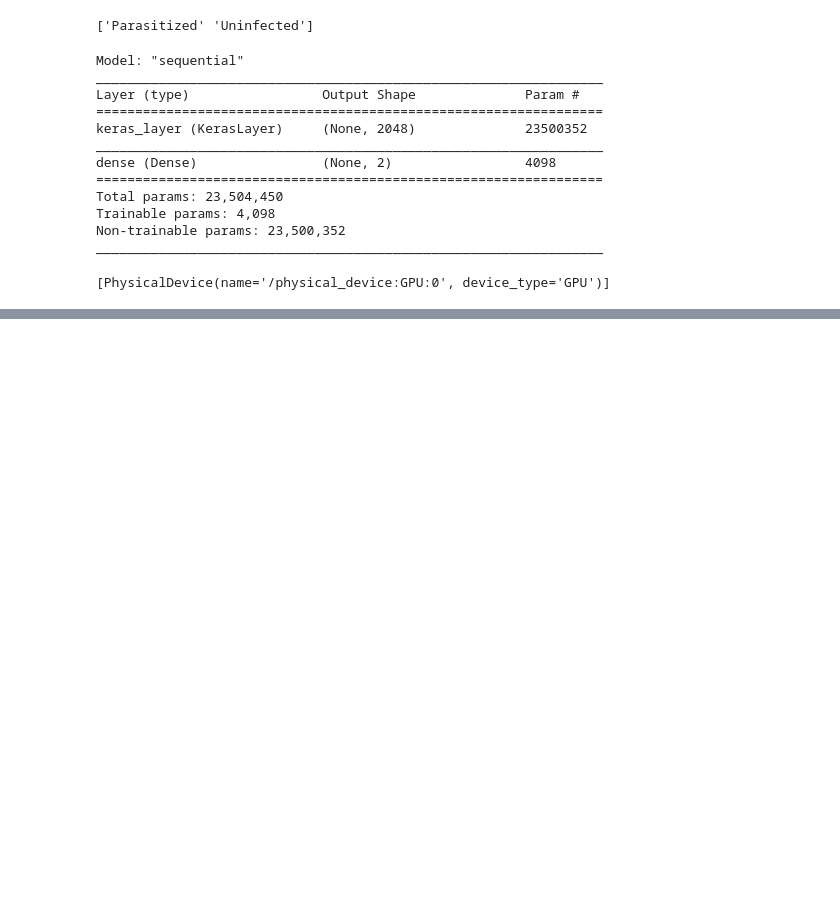
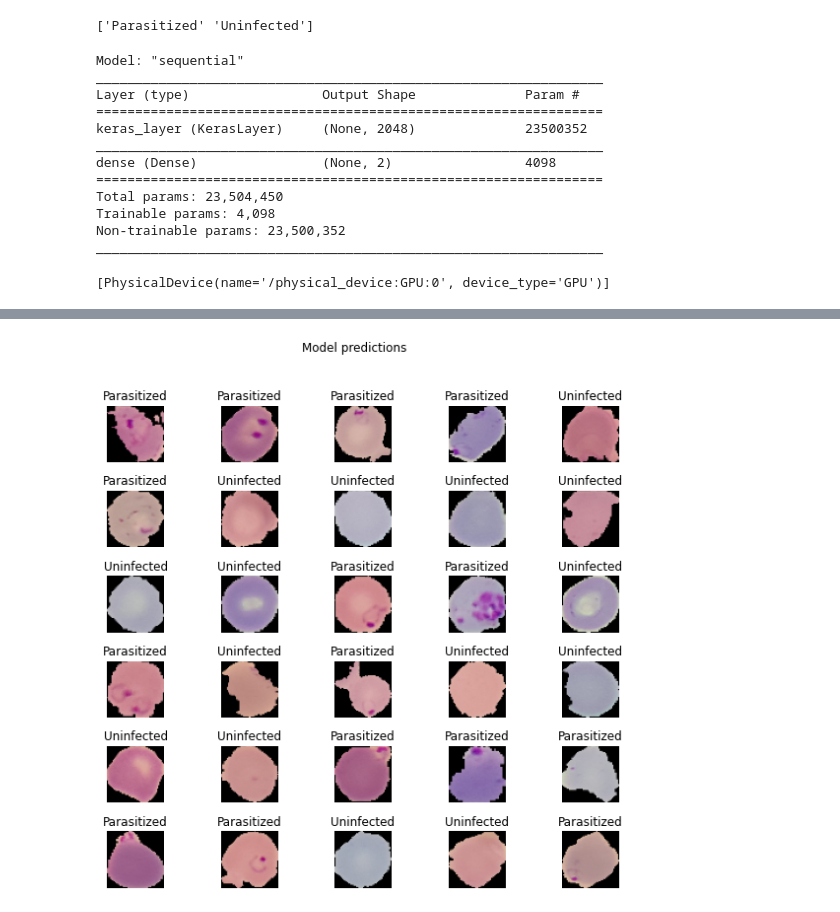
Before and after one commit to bikramb98/malaria_classification, a Jupyter notebook: notebook.ipynb, the cells around one changed output, grey strips where cells are left out. Cells and saved outputs as stored; diff of their text form; code cells hidden in the pictures; blank space fills up the shorter version.

```diff
--- a/notebook.ipynb
+++ b/notebook.ipynb
@@ -215,5 +215,5 @@ class CollectBatchStats(tf.keras.callbacks.Callback):
 
 batch_stats_callback = CollectBatchStats()
 
-history = model.fit(train_ds, epochs=2,
+history = model.fit(train_ds, epochs=20,
                     callbacks=[batch_stats_callback])
@@ -219,0 +256,15 @@ history = model.fit(train_ds, epochs=2,
+# %%
+predicted_batch = model.predict(image_batch)
+predicted_id = np.argmax(predicted_batch, axis=-1)
+predicted_label_batch = class_names[predicted_id]
+# %%
+plt.figure(figsize=(10,9))
+plt.subplots_adjust(hspace=0.5)
+for n in range(30):
+  plt.subplot(6,5,n+1)
+  plt.imshow(image_batch[n])
+  plt.title(predicted_label_batch[n].title())
+  plt.axis('off')
+_ = plt.suptitle("Model predictions")
+# %% [output]
+[figure, added]
```
Also changed, not shown: parts of 3 cells of this notebook.
